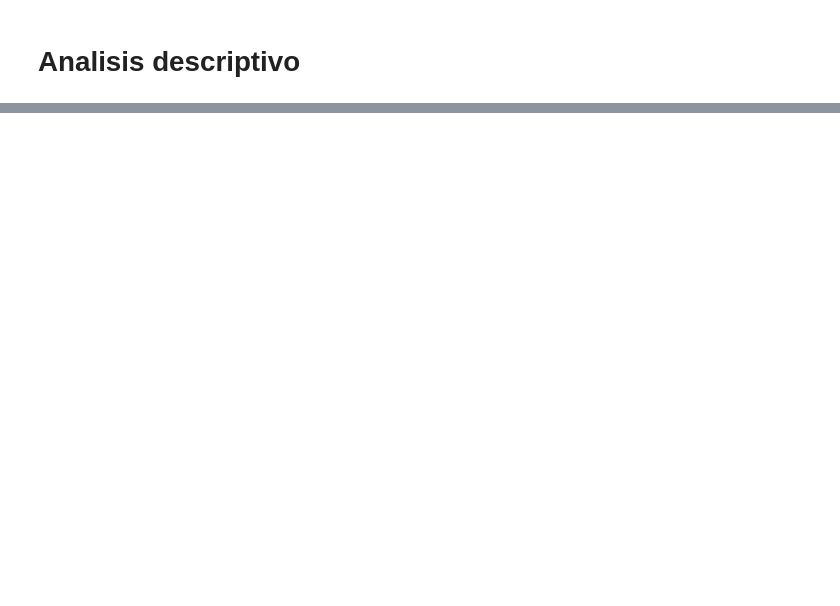
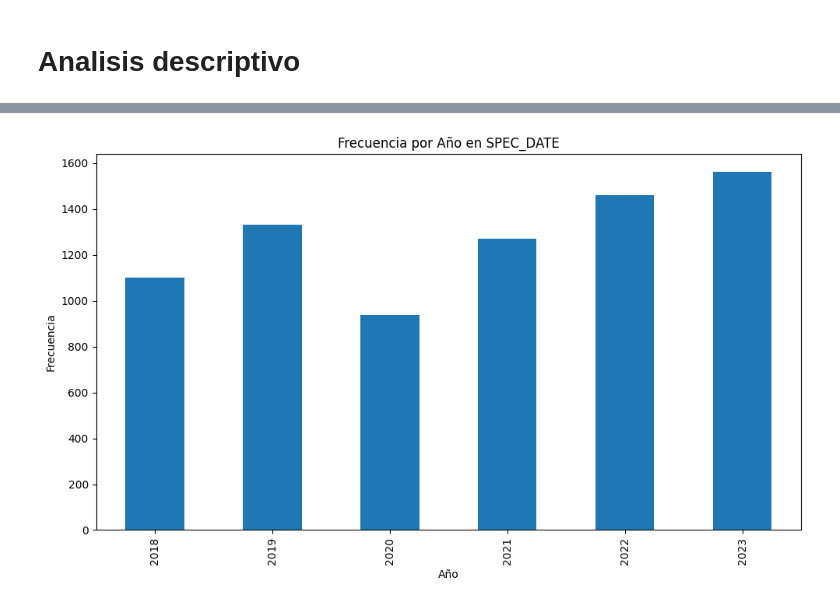
Before and after one commit to JuanBernal13/Metaheuristicas, a Jupyter notebook: Modelo_ML/modelo.ipynb, the cells around one changed output, grey strips where cells are left out. Saved outputs shown, nothing was run; the diff lists cells and outputs as text; code cells hidden in the pictures; blank space fills up the shorter version.

```diff
--- a/Modelo_ML/modelo.ipynb
+++ b/Modelo_ML/modelo.ipynb
@@ -1854,0 +192,15 @@ print("\n=== FIN DE EJECUCIÓN ===")
+# %%
+# Función para graficar frecuencia por año
+def graficar_fecha(columna):
+    plt.figure(figsize=(10, 6))
+    df[columna].dt.year.value_counts().sort_index().plot(kind='bar')
+    plt.title(f'Frecuencia por Año en {columna}')
+    plt.xlabel('Año')
+    plt.ylabel('Frecuencia')
+    plt.tight_layout()
+    plt.show()
+
+# Graficar para 'DATE_BIRTH' y 'SPEC_DATE'
+graficar_fecha('SPEC_DATE')
+# %% [output]
+[figure, added]
```
Also changed, not shown: parts of 57 cells of this notebook.
